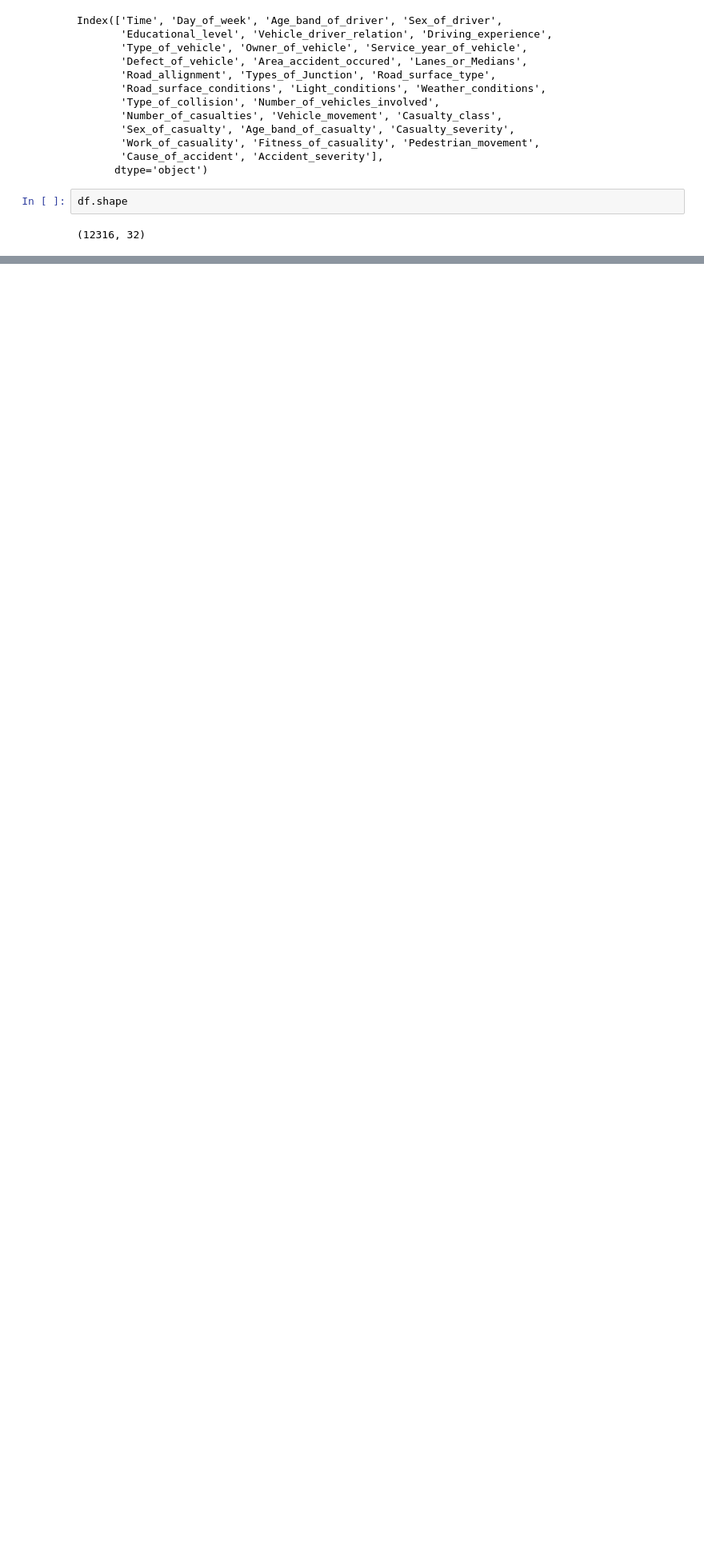
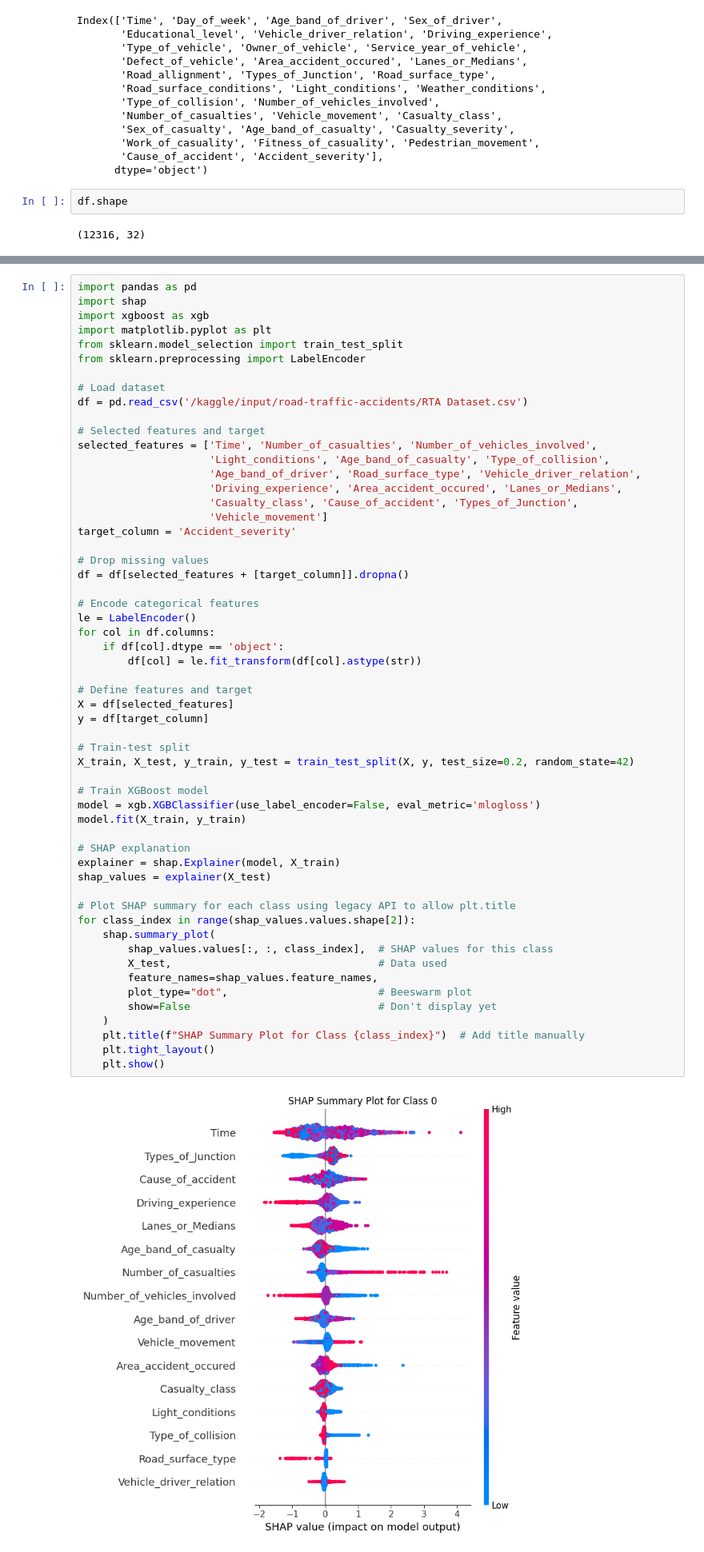
Before and after one commit to Shamamollick/C-.net, a Jupyter notebook: shap-rta-dataset.ipynb, the cells around one changed output, grey strips where cells are left out. Shown at 80% size. Saved outputs shown, nothing was run; the diff lists cells and outputs as text; blank space fills up the shorter version.

Commit message:
Kaggle Notebook | shap Rta dataset | Version 2

```diff
--- a/shap-rta-dataset.ipynb
+++ b/shap-rta-dataset.ipynb
@@ -240,3 +240,61 @@ plt.tight_layout()
 plt.show()
 # %% [output]
 [figure]
+# %%
+import pandas as pd
+import shap
+import xgboost as xgb
+import matplotlib.pyplot as plt
+from sklearn.model_selection import train_test_split
+from sklearn.preprocessing import LabelEncoder
+
+# Load dataset
+df = pd.read_csv('/kaggle/input/road-traffic-accidents/RTA Dataset.csv')
+
+# Selected features and target
+selected_features = ['Time', 'Number_of_casualties', 'Number_of_vehicles_involved',
+                     'Light_conditions', 'Age_band_of_casualty', 'Type_of_collision',
+                     'Age_band_of_driver', 'Road_surface_type', 'Vehicle_driver_relation',
+                     'Driving_experience', 'Area_accident_occured', 'Lanes_or_Medians',
+                     'Casualty_class', 'Cause_of_accident', 'Types_of_Junction',
+                     'Vehicle_movement']
+target_column = 'Accident_severity'
+
+# Drop missing values
+df = df[selected_features + [target_column]].dropna()
+
+# Encode categorical features
+le = LabelEncoder()
+for col in df.columns:
+    if df[col].dtype == 'object':
+        df[col] = le.fit_transform(df[col].astype(str))
+
+# Define features and target
+X = df[selected_features]
+y = df[target_column]
+
+# Train-test split
+X_train, X_test, y_train, y_test = train_test_split(X, y, test_size=0.2, random_state=42)
+
+# Train XGBoost model
+model = xgb.XGBClassifier(use_label_encoder=False, eval_metric='mlogloss')
+model.fit(X_train, y_train)
+
+# SHAP explanation
+explainer = shap.Explainer(model, X_train)
+shap_values = explainer(X_test)
+
+# Plot SHAP summary for each class using legacy API to allow plt.title
+for class_index in range(shap_values.values.shape[2]):
+    shap.summary_plot(
+        shap_values.values[:, :, class_index],  # SHAP values for this class
+        X_test,                                 # Data used
+        feature_names=shap_values.feature_names,
+        plot_type="dot",                        # Beeswarm plot
+        show=False                              # Don't display yet
+    )
+    plt.title(f"SHAP Summary Plot for Class {class_index}")  # Add title manually
+    plt.tight_layout()
+    plt.show()
+# %% [output]
+[figure, added]
```
Also changed, not shown: parts of 5 cells of this notebook.
